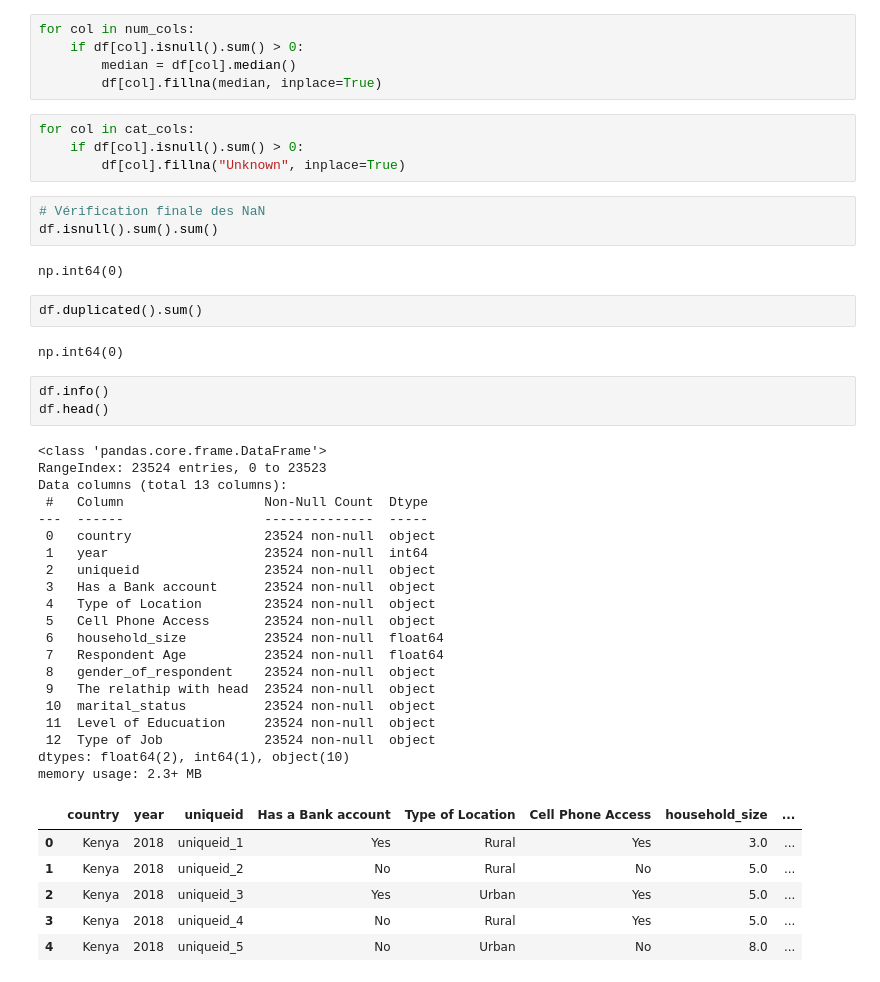
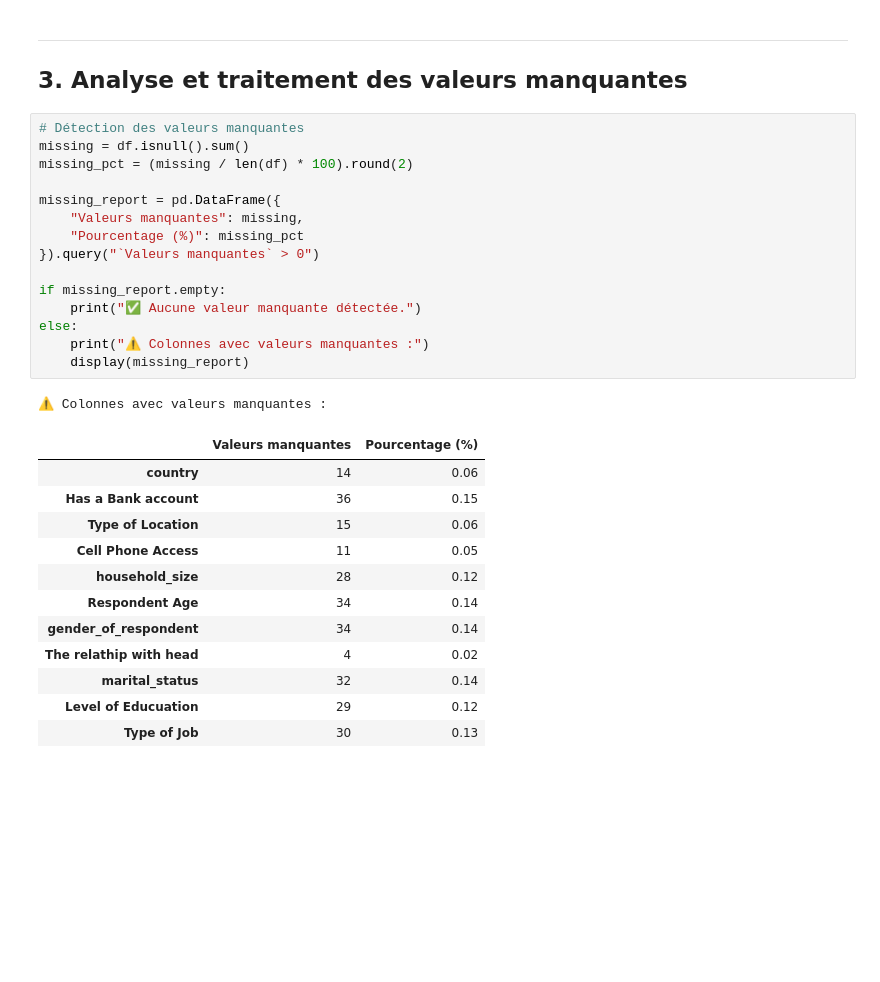
Before and after one commit to Majin-M/inclusion_financiere, a Jupyter notebook: notebooks/EDA.ipynb, the cells around one changed output. Drawn from its saved outputs; the diff is of its cells as text; blank space fills up the shorter version.

```diff
--- a/notebooks/EDA.ipynb
+++ b/notebooks/EDA.ipynb
@@ -82,48 +127,32 @@ num_cols, cat_cols
-# %%
-for col in num_cols:
-    if df[col].isnull().sum() > 0:
-        median = df[col].median()
-        df[col].fillna(median, inplace=True)
-# %%
-for col in cat_cols:
-    if df[col].isnull().sum() > 0:
-        df[col].fillna("Unknown", inplace=True)
-# %%
-# Vérification finale des NaN
-df.isnull().sum().sum()
-# %% [output]
-np.int64(0)
-# %%
-df.duplicated().sum()
-# %% [output]
-np.int64(0)
-# %%
-df.info()
-df.head()
-# %% [output]
-<class 'pandas.core.frame.DataFrame'>
-RangeIndex: 23524 entries, 0 to 23523
-Data columns (total 13 columns):
- #   Column                  Non-Null Count  Dtype
----  ------                  --------------  -----
- 0   country                 23524 non-null  object
- 1   year                    23524 non-null  int64
- 2   uniqueid                23524 non-null  object
- 3   Has a Bank account      23524 non-null  object
- 4   Type of Location        23524 non-null  object
- 5   Cell Phone Access       23524 non-null  object
- 6   household_size          23524 non-null  float64
- 7   Respondent Age          23524 non-null  float64
- 8   gender_of_respondent    23524 non-null  object
- 9   The relathip with head  23524 non-null  object
- 10  marital_status          23524 non-null  object
- 11  Level of Educuation     23524 non-null  object
- 12  Type of Job             23524 non-null  object
-dtypes: float64(2), int64(1), object(10)
-memory usage: 2.3+ MB
-|  | country | year | uniqueid | Has a Bank account | Type of Location | Cell Phone Access | household_size | ... |
-| 0 | Kenya | 2018 | uniqueid_1 | Yes | Rural | Yes | 3.0 | ... |
-| 1 | Kenya | 2018 | uniqueid_2 | No | Rural | No | 5.0 | ... |
-| 2 | Kenya | 2018 | uniqueid_3 | Yes | Urban | Yes | 5.0 | ... |
-| 3 | Kenya | 2018 | uniqueid_4 | No | Rural | Yes | 5.0 | ... |
-| 4 | Kenya | 2018 | uniqueid_5 | No | Urban | No | 8.0 | ... |
+# %% [markdown]
+---
+## 3. Analyse et traitement des valeurs manquantes
+# %%
+# Détection des valeurs manquantes
+missing = df.isnull().sum()
+missing_pct = (missing / len(df) * 100).round(2)
+
+missing_report = pd.DataFrame({
+    "Valeurs manquantes": missing,
+    "Pourcentage (%)": missing_pct
+}).query("`Valeurs manquantes` > 0")
+
+if missing_report.empty:
+    print("✅ Aucune valeur manquante détectée.")
+else:
+    print("⚠️ Colonnes avec valeurs manquantes :")
+    display(missing_report)
+# %% [output]
+⚠️ Colonnes avec valeurs manquantes :
+|  | Valeurs manquantes | Pourcentage (%) |
+| country | 14 | 0.06 |
+| Has a Bank account | 36 | 0.15 |
+| Type of Location | 15 | 0.06 |
+| Cell Phone Access | 11 | 0.05 |
+| household_size | 28 | 0.12 |
+| Respondent Age | 34 | 0.14 |
+| gender_of_respondent | 34 | 0.14 |
+| The relathip with head | 4 | 0.02 |
+| marital_status | 32 | 0.14 |
+| Level of Educuation | 29 | 0.12 |
+| Type of Job | 30 | 0.13 |
```
Also changed, not shown: parts of 20 cells of this notebook, 1 other file.
